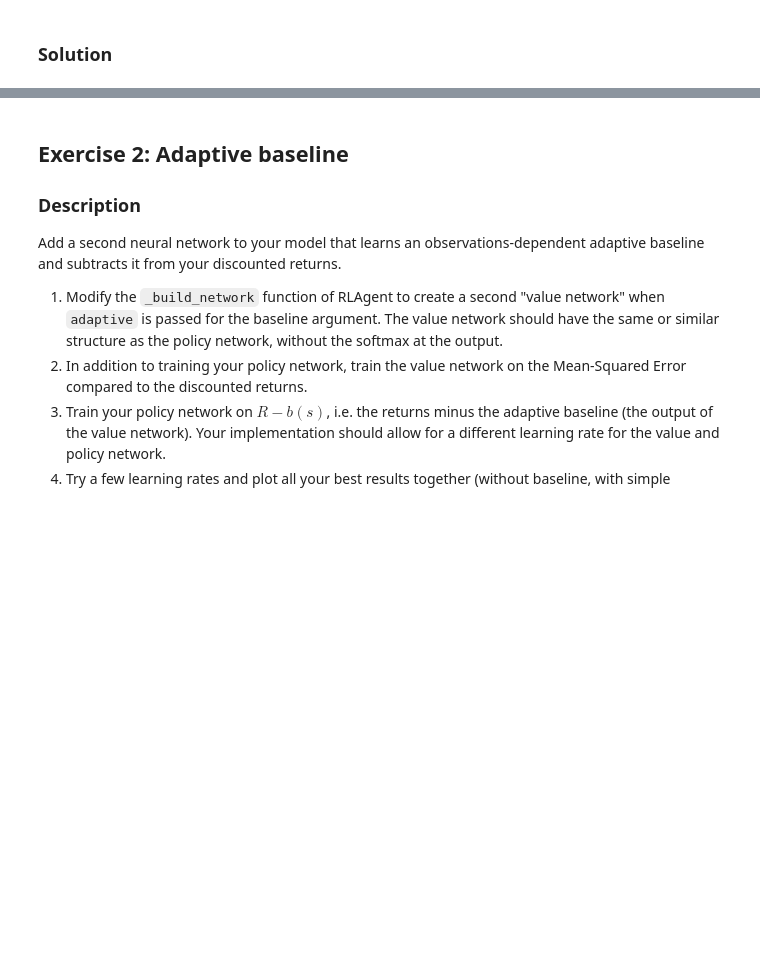
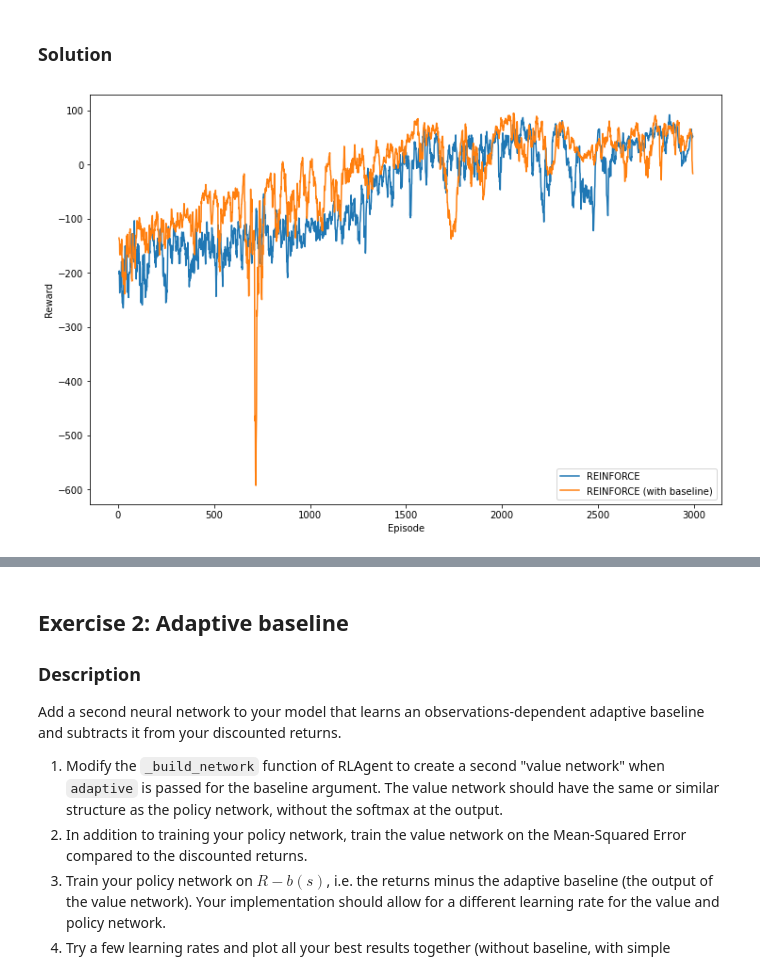
Before and after one commit to adrienbanse/CS456_RLproject, a Jupyter notebook: miniproject1.ipynb, the cells around one changed output, grey strips where cells are left out. Drawn from its saved outputs; the diff is of its cells as text; code cells hidden in the pictures; blank space fills up the shorter version.

```diff
--- a/miniproject1.ipynb
+++ b/miniproject1.ipynb
@@ -449,9 +436,10 @@ WARNING: Running any experiments with the same names (first argument in run_expe
 # %% [markdown]
 ### Solution
 # %%
-#Supply a filename here to load results from disk
 results = Results()
-policy_learning_rate = 0.002
-_, _ = run_experiment("REINFORCE", discrete_env, num_episodes, policy_learning_rate)
-episodes, _ = run_experiment("REINFORCE (with baseline)", discrete_env, num_episodes, policy_learning_rate,
+policy_lr = 0.002
+_, _ = run_experiment("REINFORCE", discrete_env, num_episodes, policy_learning_rate=policy_lr)
+episodes, _ = run_experiment("REINFORCE (with baseline)", discrete_env, num_episodes, policy_learning_rate=policy_lr,
                              baseline='simple')
+# %% [output]
+[figure, added]
```
Also changed, not shown: parts of 24 cells of this notebook.
